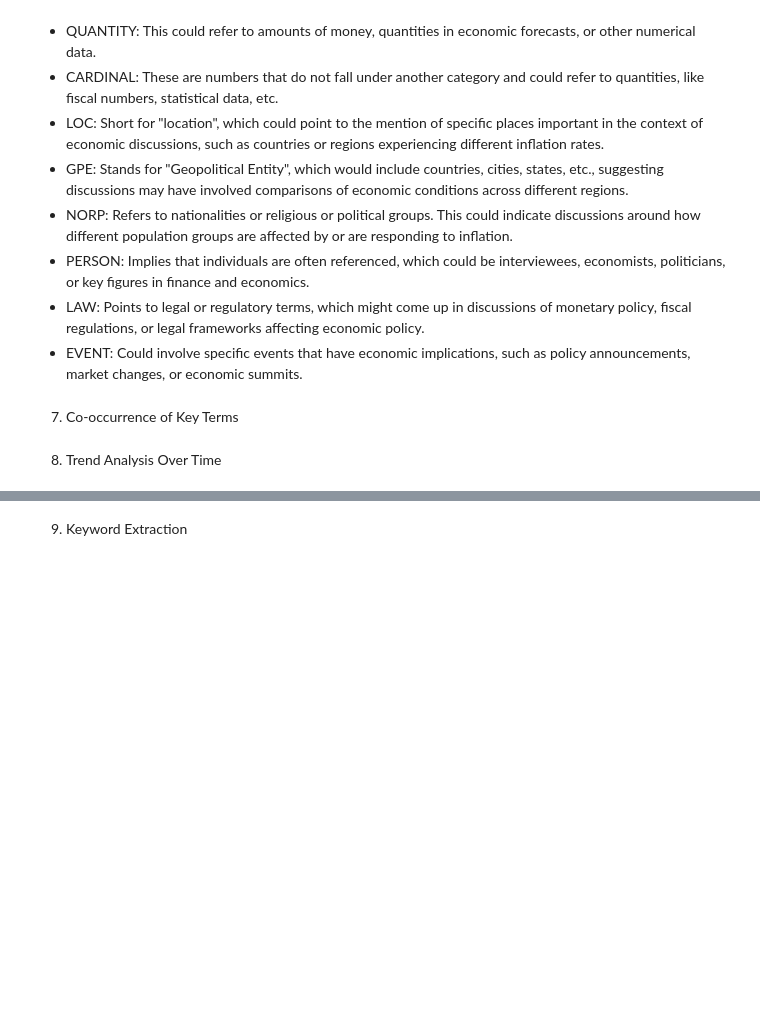
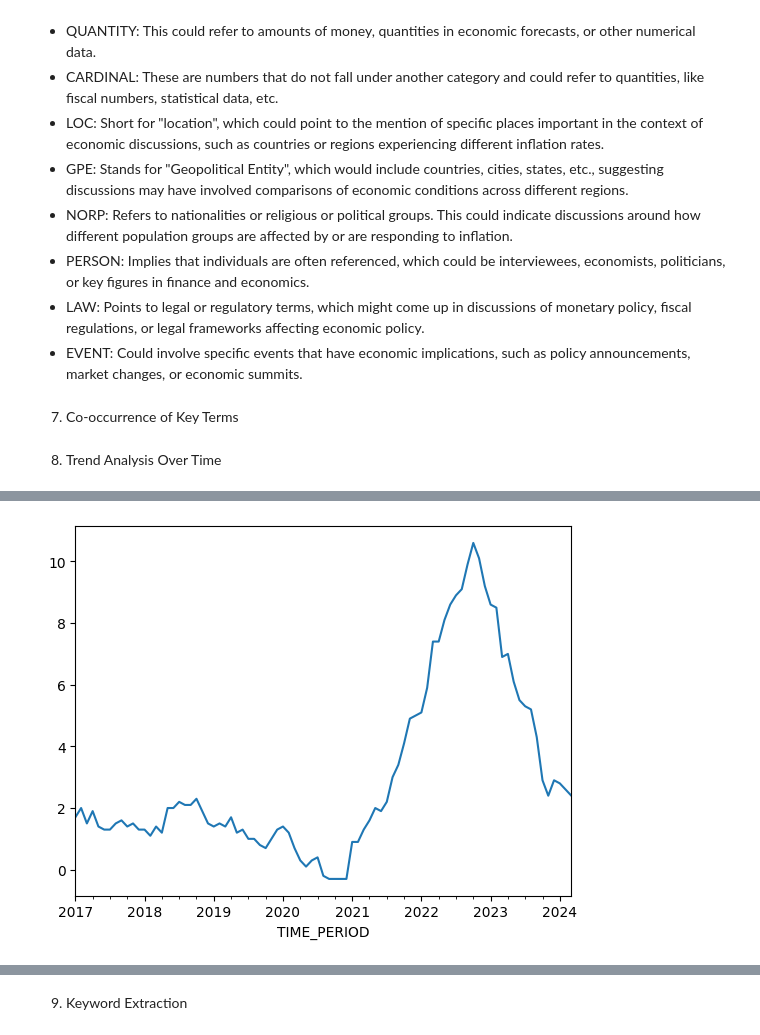
Before and after one commit to lalvarezpoli/DSDM_Thesis, a Jupyter notebook: Descriptive_Analysis_Notebook.ipynb, the cells around one changed output, grey strips where cells are left out. Cells and saved outputs as stored; diff of their text form; code cells hidden in the pictures; blank space fills up the shorter version.

```diff
--- a/Descriptive_Analysis_Notebook.ipynb
+++ b/Descriptive_Analysis_Notebook.ipynb
@@ -388,0 +426,17 @@ See the caveats in the documentation: https://pandas.pydata.org/pandas-docs/stab
+# %%
+from ecbdata import ecbdata
+
+df2 = ecbdata.get_series('ICP.M.U2.N.000000.4.ANR',
+                        start='2017-01')
+# %%
+import pandas as pd
+import matplotlib.pyplot as plt
+
+# Assuming df2 is the DataFrame you intend to use
+df2['TIME_PERIOD'] = pd.to_datetime(df2['TIME_PERIOD'])  # Convert the 'TIME_PERIOD' column to datetime
+df2.set_index('TIME_PERIOD', inplace=True)  # Set 'TIME_PERIOD' as the index of df2
+
+df2['OBS_VALUE'].plot()  # Plot the 'OBS_VALUE' column
+plt.show()
+# %% [output]
+[figure, added]
```
Also changed, not shown: parts of 14 cells of this notebook.
